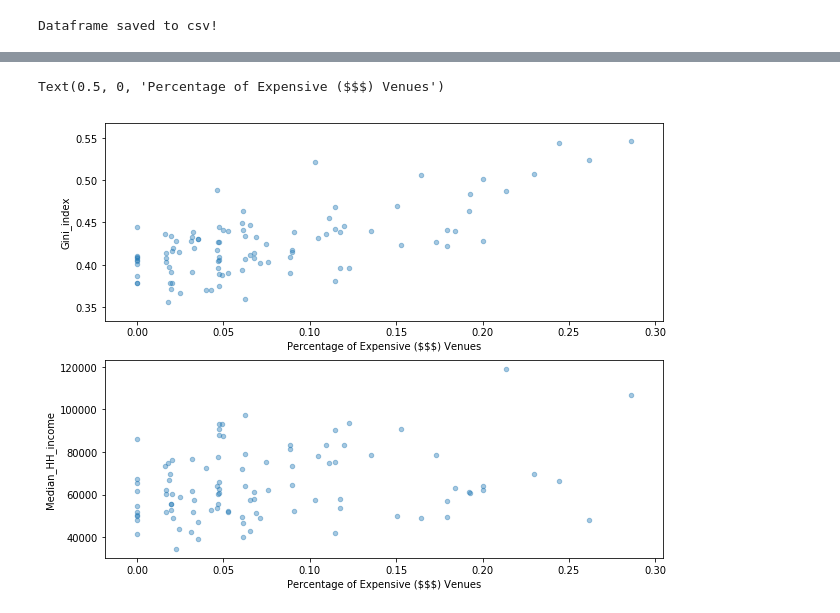
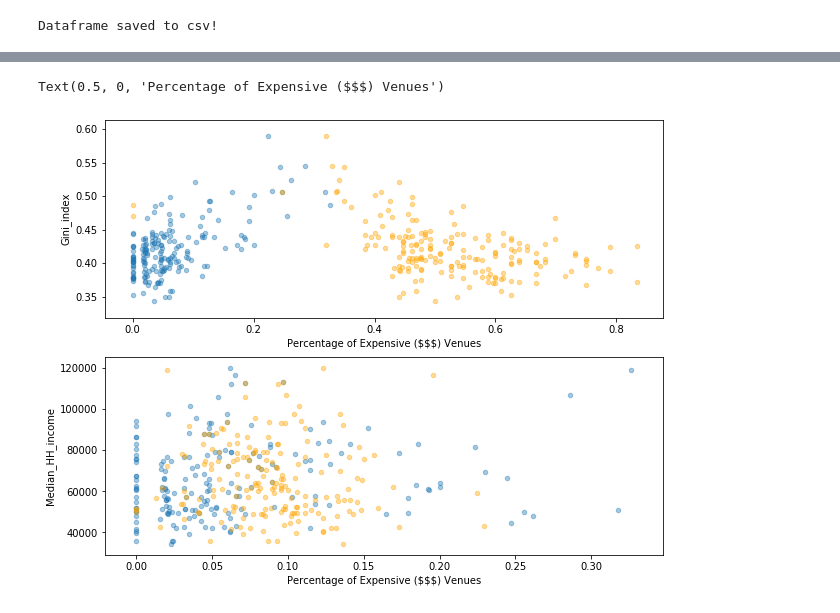
Before and after one commit to Ajstanley89/Income-Inequality-and-California-Culture, a Jupyter notebook: Data Gathering and Exploration.ipynb, the cells around one changed output, grey strips where cells are left out. Saved outputs shown, nothing was run; the diff lists cells and outputs as text; code cells hidden in the pictures.

```diff
--- a/Data Gathering and Exploration.ipynb
+++ b/Data Gathering and Exploration.ipynb
@@ -179,9 +133,9 @@ Name: geoname, Length: 1133, dtype: object
 # price isn't returned in the response, but we can filter for it initially. We'll just need to make 1 request at each price point (1-4)
 prices = range(1,5)
 
-# slice the sorted df for the top n cities by households
-n = 500
-locations = cities_df.loc[:n, 'geoname']
+# slice the sorted df for the top n cities by households. We need to make 4 calls per city, and we have 950 calls per day. Max cities per day is 237
+n = 200
+locations = cities_df.loc[:n-1, 'geoname']
 
 # create empty list to hold dictionaries for all venue data
 all_venues = []
@@ -389,17 +312,20 @@ econ_venue_merged_df
 # %%
 # make visualizations
 fig = plt.figure(figsize=(10,8))
 ax1 = fig.add_subplot(211)
 econ_venue_merged_df.plot(kind='scatter', x='Price: Expensive', y='Gini_index', ax=ax1, alpha=0.4)
+econ_venue_merged_df.plot(kind='scatter', x='Price: Low', y='Gini_index', ax=ax1, alpha=0.4, color='orange')
 ax1.set_xlabel('Percentage of Expensive ($$$) Venues')
 # ax1.set_ylim((.0,1))
 
 ax2 = fig.add_subplot(212)
-econ_venue_merged_df.plot(kind='Scatter', x = 'Price: Expensive', y='Median_HH_income', alpha=0.4, ax=ax2)
+econ_venue_merged_df.plot(kind='scatter', x = 'Price: Expensive', y='Median_HH_income', alpha=0.4, ax=ax2)
+econ_venue_merged_df.plot(kind='scatter', x = 'Primary category: Coffee Shop', y='Median_HH_income', alpha=0.4, ax=ax2, color = 'orange')
+
 ax2.set_xlabel('Percentage of Expensive ($$$) Venues')
 # %% [output]
 Text(0.5, 0, 'Percentage of Expensive ($$$) Venues')
-[figure, old version]
+[figure, new version]
 # %%
 freq_df.describe()
 # %% [output]
```
Also changed, not shown: parts of 19 cells of this notebook, 2 other files.
